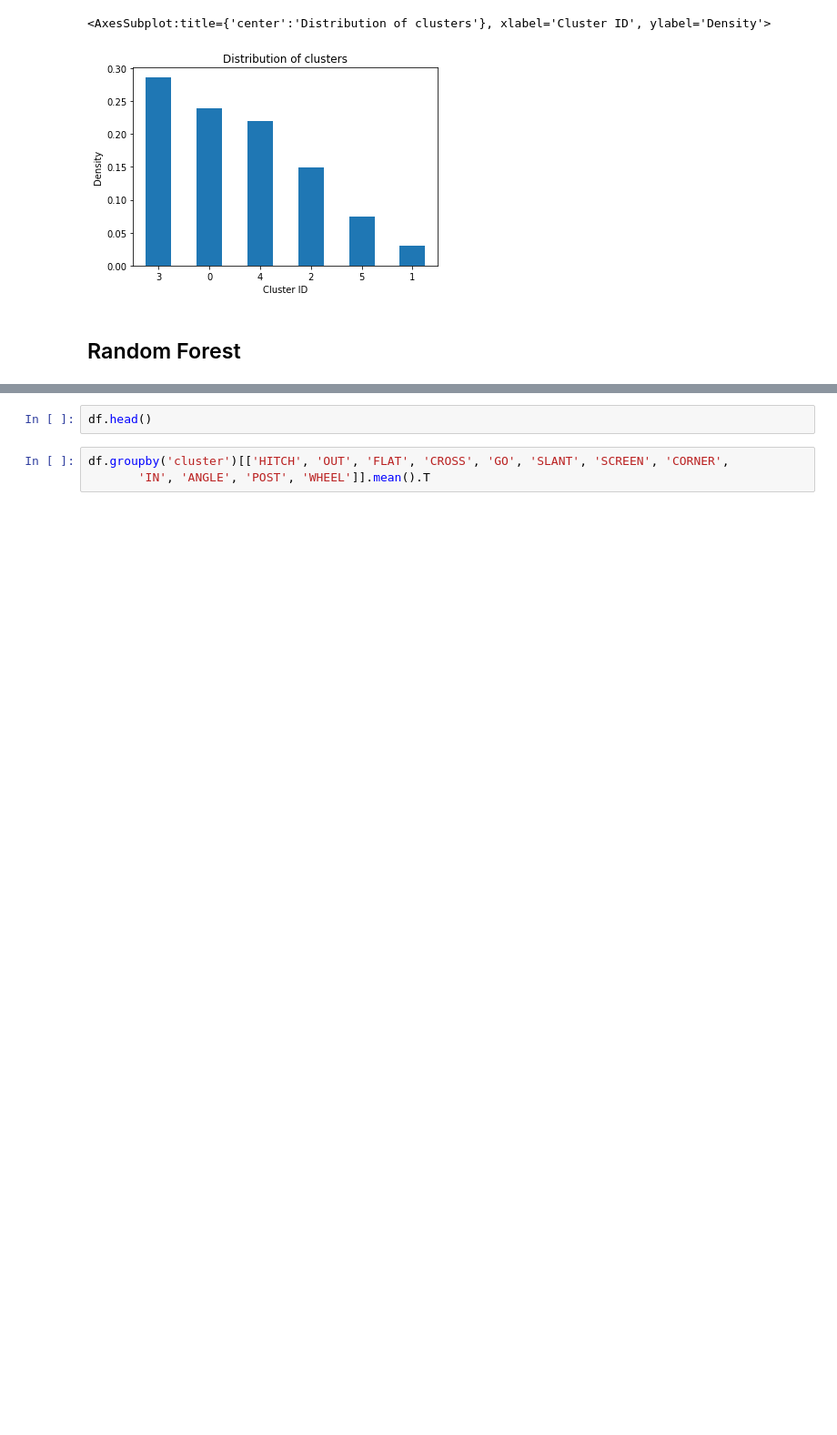
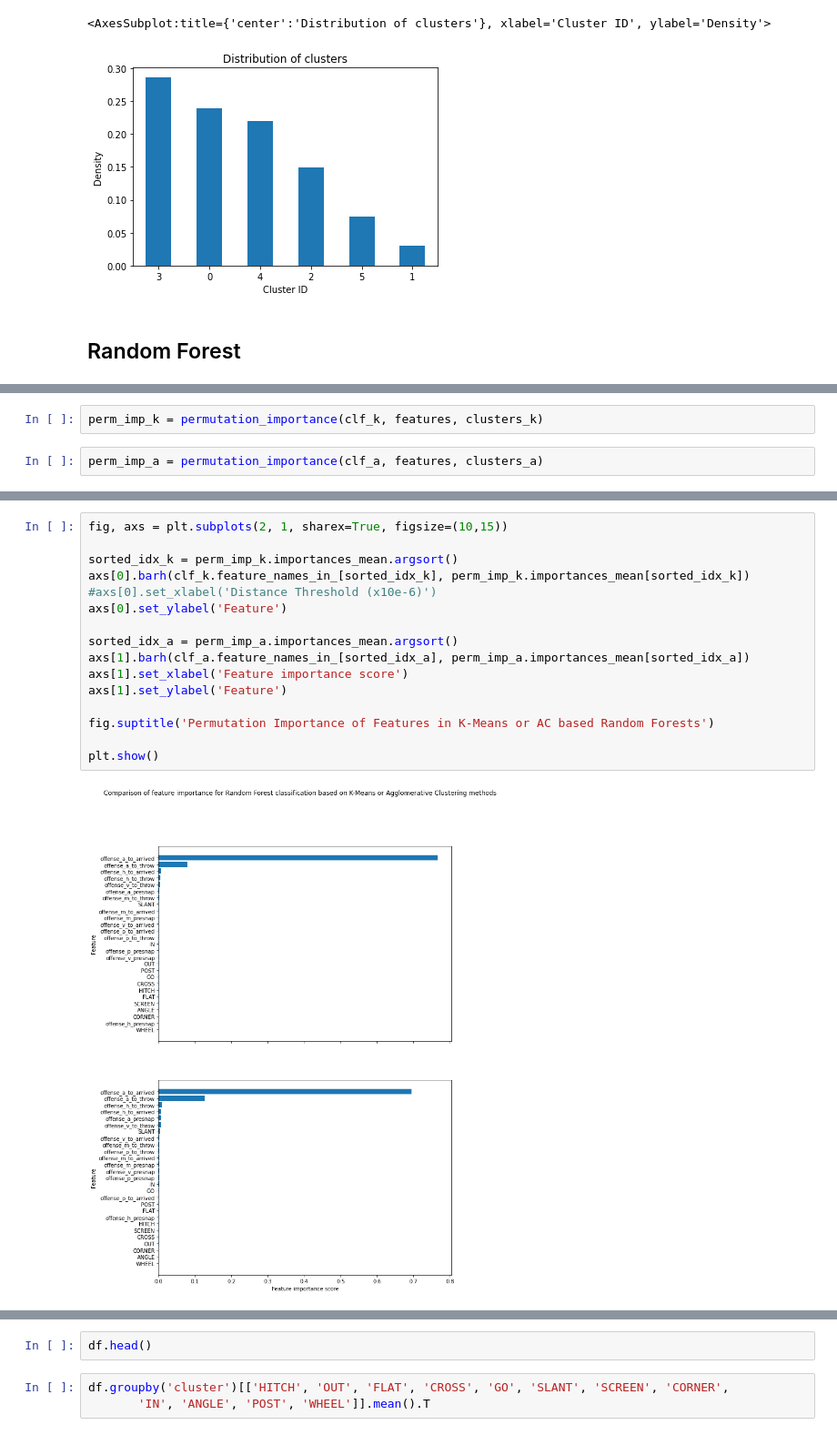
Before and after one commit to sskett/cosc301, a Jupyter notebook: testing.ipynb, the cells around one changed output, grey strips where cells are left out. Shown at 91% size. Saved outputs shown, nothing was run; the diff lists cells and outputs as text; blank space fills up the shorter version.

```diff
--- a/testing.ipynb
+++ b/testing.ipynb
@@ -266,3 +261,7 @@ perm_imp = permutation_importance(clf, df[['offense_h_presnap', 'offense_h_to_th
+# %%
+perm_imp_k = permutation_importance(clf_k, features, clusters_k)
+# %%
+perm_imp_a = permutation_importance(clf_a, features, clusters_a)
 # %%
 plt.figure(figsize=(15, 10))
 sorted_idx = perm_imp.importances_mean.argsort()
@@ -272,0 +269,18 @@ plt.barh(clf.feature_names_in_[sorted_idx], perm_imp.importances_mean[sorted_idx
+# %%
+fig, axs = plt.subplots(2, 1, sharex=True, figsize=(10,15))
+
+sorted_idx_k = perm_imp_k.importances_mean.argsort()
+axs[0].barh(clf_k.feature_names_in_[sorted_idx_k], perm_imp_k.importances_mean[sorted_idx_k])
+#axs[0].set_xlabel('Distance Threshold (x10e-6)')
+axs[0].set_ylabel('Feature')
+
+sorted_idx_a = perm_imp_a.importances_mean.argsort()
+axs[1].barh(clf_a.feature_names_in_[sorted_idx_a], perm_imp_a.importances_mean[sorted_idx_a])
+axs[1].set_xlabel('Feature importance score')
+axs[1].set_ylabel('Feature')
+
+fig.suptitle('Permutation Importance of Features in K-Means or AC based Random Forests')
+
+plt.show()
+# %% [output]
+[figure, added]
```
Also changed, not shown: parts of 19 cells of this notebook.
